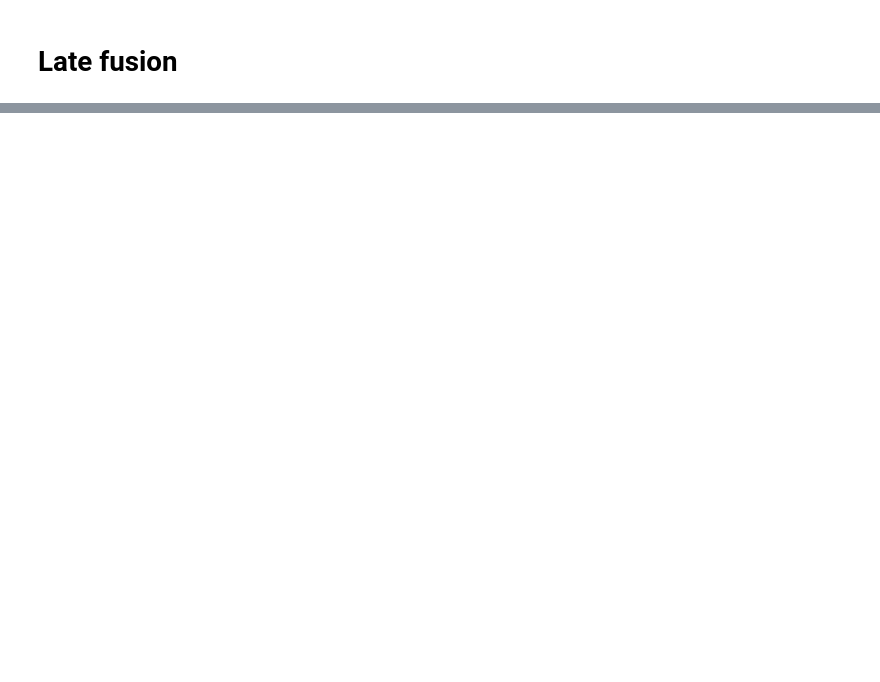
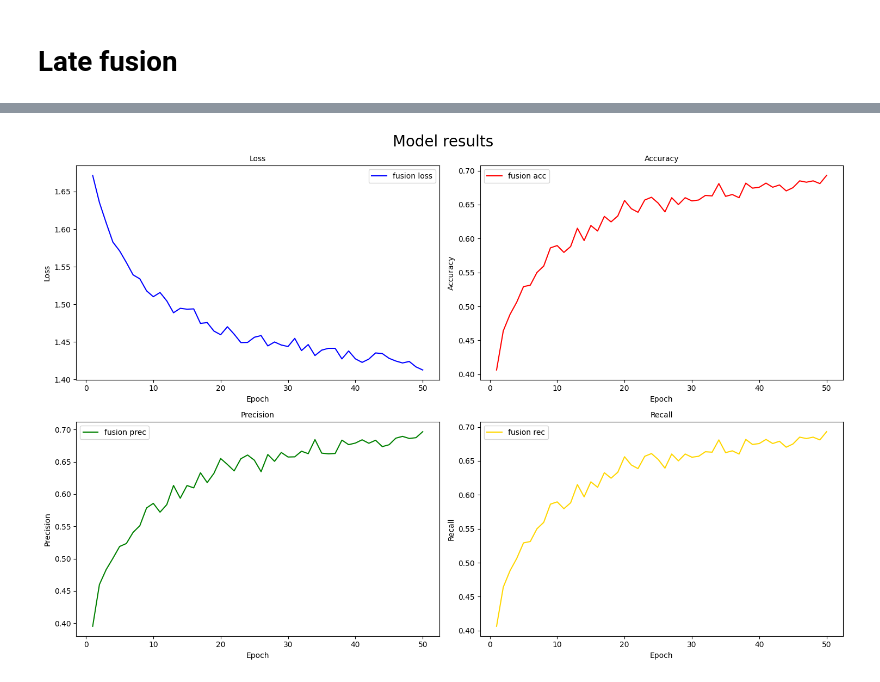
Before and after one commit to mweuro/informatyka-afektywna-speechmultiemo, a Jupyter notebook: notebooks/late_fusion.ipynb, the cells around one changed output, grey strips where cells are left out. Cells and saved outputs as stored; diff of their text form; code cells hidden in the pictures; blank space fills up the shorter version.

```diff
--- a/notebooks/late_fusion.ipynb
+++ b/notebooks/late_fusion.ipynb
@@ -115,0 +45,2 @@ BEST EPOCH: 44.00          BEST LOSS: 1.43          BEST ACCURACY: 0.67
+# %%
+epochs, losses, accs, precs, recs, best_epoch, best_cm = train_late_fusion(**PARAMS)
@@ -115,0 +99,4 @@ BEST EPOCH: 44.00          BEST LOSS: 1.43          BEST ACCURACY: 0.67
+# %%
+plot_metrics_late_fusion(losses, accs, precs, recs)
+# %% [output]
+[figure, added]
```
Also changed, not shown: parts of 3 cells of this notebook, 9 other files.
